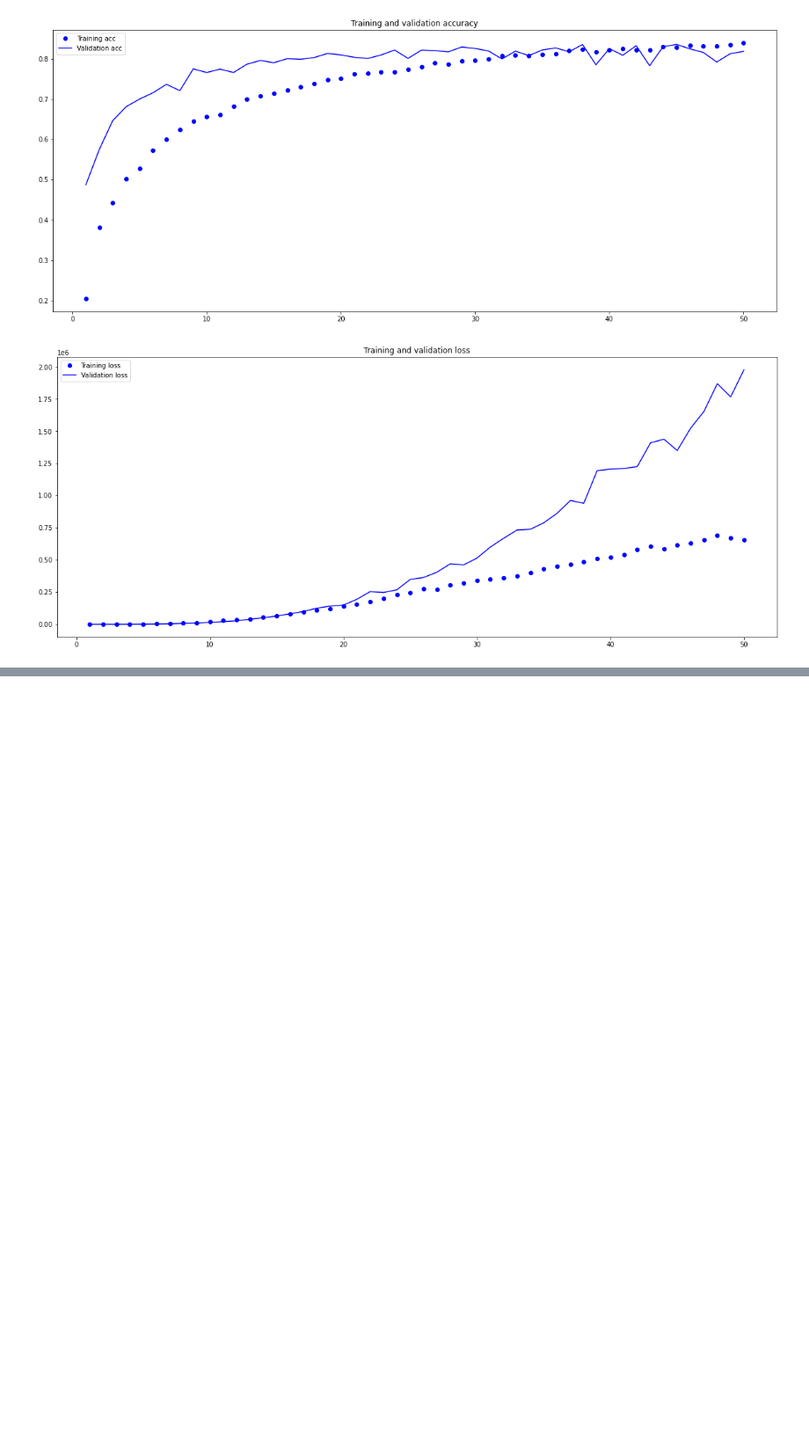
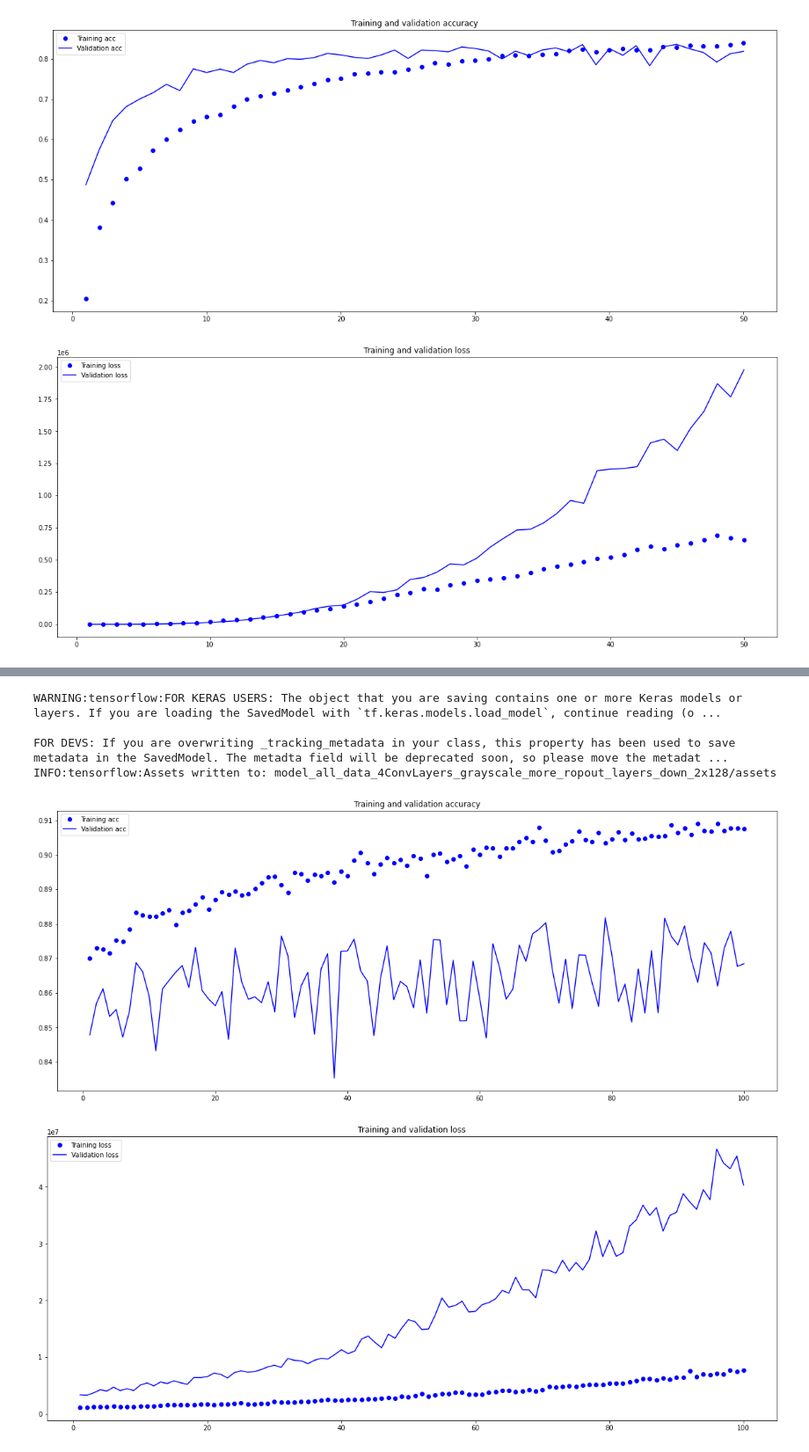
Before and after one commit to ph1001/Deep_Learning_Project_Group_10, a Jupyter notebook: 2021-03-23_DL_Project_Group_10_HV_4ConvLayers.ipynb, the cells around one changed output, grey strips where cells are left out. Shown at 88% size. Saved outputs shown, nothing was run; the diff lists cells and outputs as text; code cells hidden in the pictures; blank space fills up the shorter version.

```diff
--- a/2021-03-23_DL_Project_Group_10_HV_4ConvLayers.ipynb
+++ b/2021-03-23_DL_Project_Group_10_HV_4ConvLayers.ipynb
@@ -441,0 +433,7 @@ save_hist_to_excel('history_model_all_data_4ConvLayers_grayscale_more_ropout_lay
+# %%
+model.save('model_all_data_4ConvLayers_grayscale_more_ropout_layers_down_2x128')
+# %% [output]
+WARNING:tensorflow:FOR KERAS USERS: The object that you are saving contains one or more Keras models or layers. If you are loading the SavedModel with `tf.keras.models.load_model`, continue reading (o ...
+
+FOR DEVS: If you are overwriting _tracking_metadata in your class, this property has been used to save metadata in the SavedModel. The metadta field will be deprecated soon, so please move the metadat ...
+INFO:tensorflow:Assets written to: model_all_data_4ConvLayers_grayscale_more_ropout_layers_down_2x128/assets
@@ -441,0 +442,28 @@ save_hist_to_excel('history_model_all_data_4ConvLayers_grayscale_more_ropout_lay
+# %%
+#Displaying curves of loss and accuracy during training
+
+import matplotlib.pyplot as plt
+
+acc = history.history["acc"]
+val_acc = history.history["val_acc"]
+loss = history.history["loss"]
+val_loss = history.history["val_loss"]
+
+epochs = range(1, len(acc) + 1)
+
+plt.plot(epochs, acc, "bo", label="Training acc")
+plt.plot(epochs, val_acc, "b", label="Validation acc")
+plt.title("Training and validation accuracy")
+plt.legend()
+
+plt.show()
+
+plt.plot(epochs, loss, "bo", label="Training loss")
+plt.plot(epochs, val_loss, "b", label="Validation loss")
+plt.title("Training and validation loss")
+plt.legend()
+
+plt.show()
+# %% [output]
+[figure, added]
+[figure, added]
```
Also changed, not shown: parts of 11 cells of this notebook, 15 other files.
